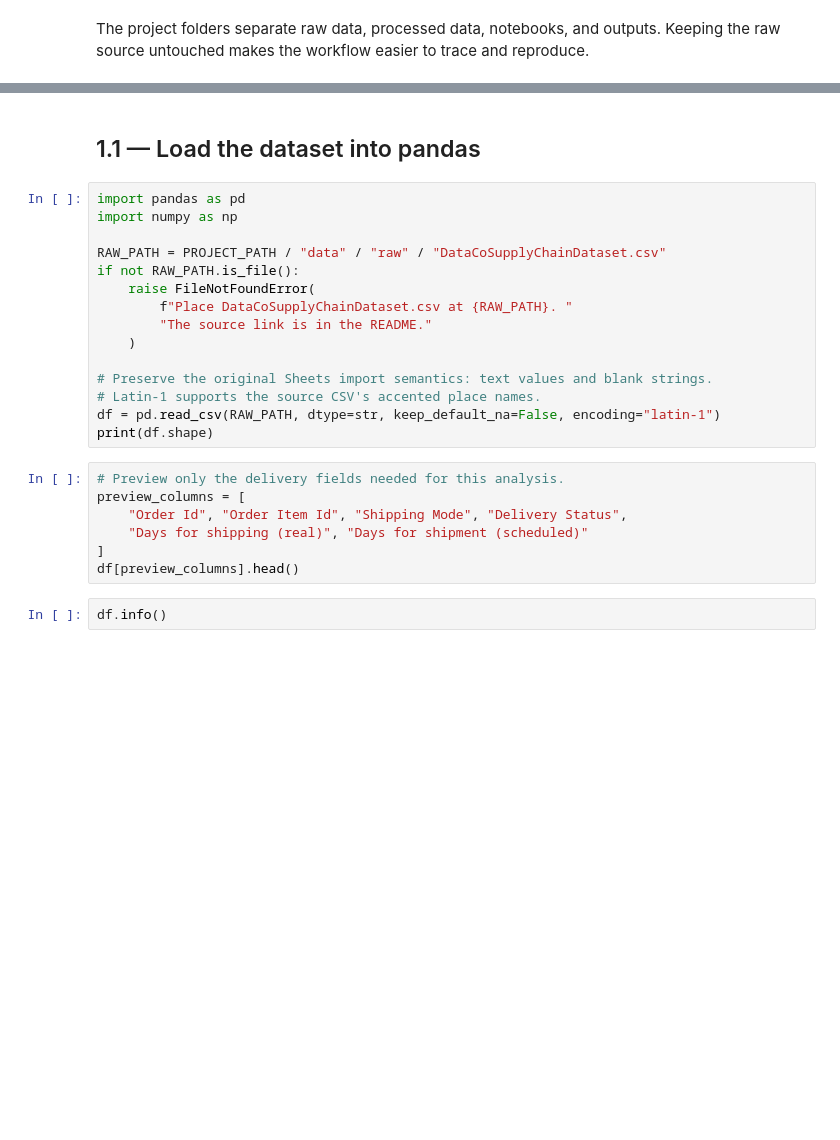
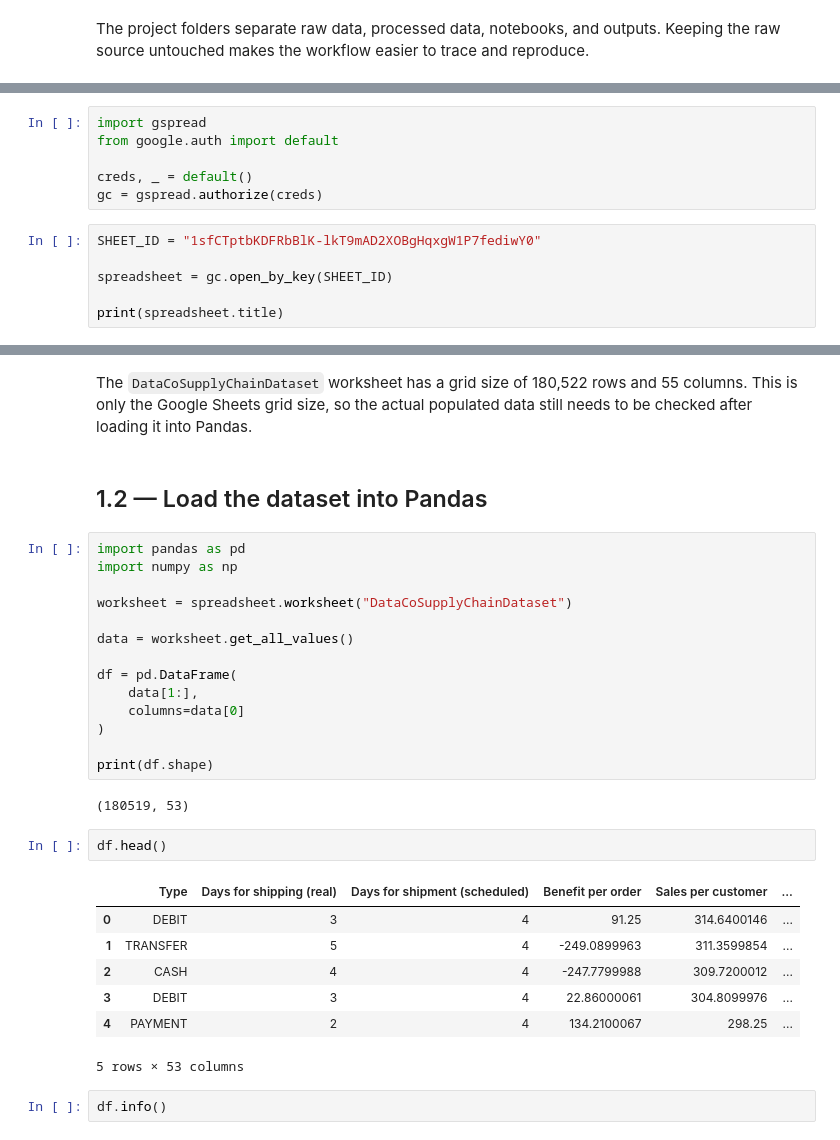
Before and after one commit to LutfiLutho/LutfiLutho.github.io, a Jupyter notebook: projects/delivery-failure-lab/notebooks/delivery_failure_analysis.ipynb, the cells around one changed output, grey strips where cells are left out. Drawn from its saved outputs; the diff is of its cells as text; blank space fills up the shorter version.

Commit message:
Restore executed Delivery Failure Lab analysis notebook

```diff
--- a/projects/delivery-failure-lab/notebooks/delivery_failure_analysis.ipynb
+++ b/projects/delivery-failure-lab/notebooks/delivery_failure_analysis.ipynb
@@ -41,0 +45,12 @@ The project folders separate raw data, processed data, notebooks, and outputs. K
+# %%
+import gspread
+from google.auth import default
+
+creds, _ = default()
+gc = gspread.authorize(creds)
+# %%
+SHEET_ID = "1sfCTptbKDFRbBlK-lkT9mAD2XOBgHqxgW1P7fediwY0"
+
+spreadsheet = gc.open_by_key(SHEET_ID)
+
+print(spreadsheet.title)
@@ -42,27 +70,33 @@ The project folders separate raw data, processed data, notebooks, and outputs. K
+# %% [markdown]
+The `DataCoSupplyChainDataset` worksheet has a grid size of 180,522 rows and 55 columns. This is only the Google Sheets grid size, so the actual populated data still needs to be checked after loading it into Pandas.
 # %% [markdown]
-## 1.1 — Load the dataset into pandas
+## 1.2 — Load the dataset into Pandas
-# %%
-import pandas as pd
-import numpy as np
-
-RAW_PATH = PROJECT_PATH / "data" / "raw" / "DataCoSupplyChainDataset.csv"
-if not RAW_PATH.is_file():
-    raise FileNotFoundError(
-        f"Place DataCoSupplyChainDataset.csv at {RAW_PATH}. "
-        "The source link is in the README."
-    )
-
-# Preserve the original Sheets import semantics: text values and blank strings.
-# Latin-1 supports the source CSV's accented place names.
-df = pd.read_csv(RAW_PATH, dtype=str, keep_default_na=False, encoding="latin-1")
-print(df.shape)
-# %%
-# Preview only the delivery fields needed for this analysis.
-preview_columns = [
-    "Order Id", "Order Item Id", "Shipping Mode", "Delivery Status",
-    "Days for shipping (real)", "Days for shipment (scheduled)"
-]
-df[preview_columns].head()
+# %%
+import pandas as pd
+import numpy as np
+
+worksheet = spreadsheet.worksheet("DataCoSupplyChainDataset")
+
+data = worksheet.get_all_values()
+
+df = pd.DataFrame(
+    data[1:],
+    columns=data[0]
+)
+
+print(df.shape)
+# %% [output]
+(180519, 53)
+# %%
+df.head()
+# %% [output]
+|  | Type | Days for shipping (real) | Days for shipment (scheduled) | Benefit per order | Sales per customer | ... |
+| 0 | DEBIT | 3 | 4 | 91.25 | 314.6400146 | ... |
+| 1 | TRANSFER | 5 | 4 | -249.0899963 | 311.3599854 | ... |
+| 2 | CASH | 4 | 4 | -247.7799988 | 309.7200012 | ... |
+| 3 | DEBIT | 3 | 4 | 22.86000061 | 304.8099976 | ... |
+| 4 | PAYMENT | 2 | 4 | 134.2100067 | 298.25 | ... |
+5 rows × 53 columns
 # %%
 df.info()
 # %% [output]
```
Also changed, not shown: parts of 30 cells of this notebook.
